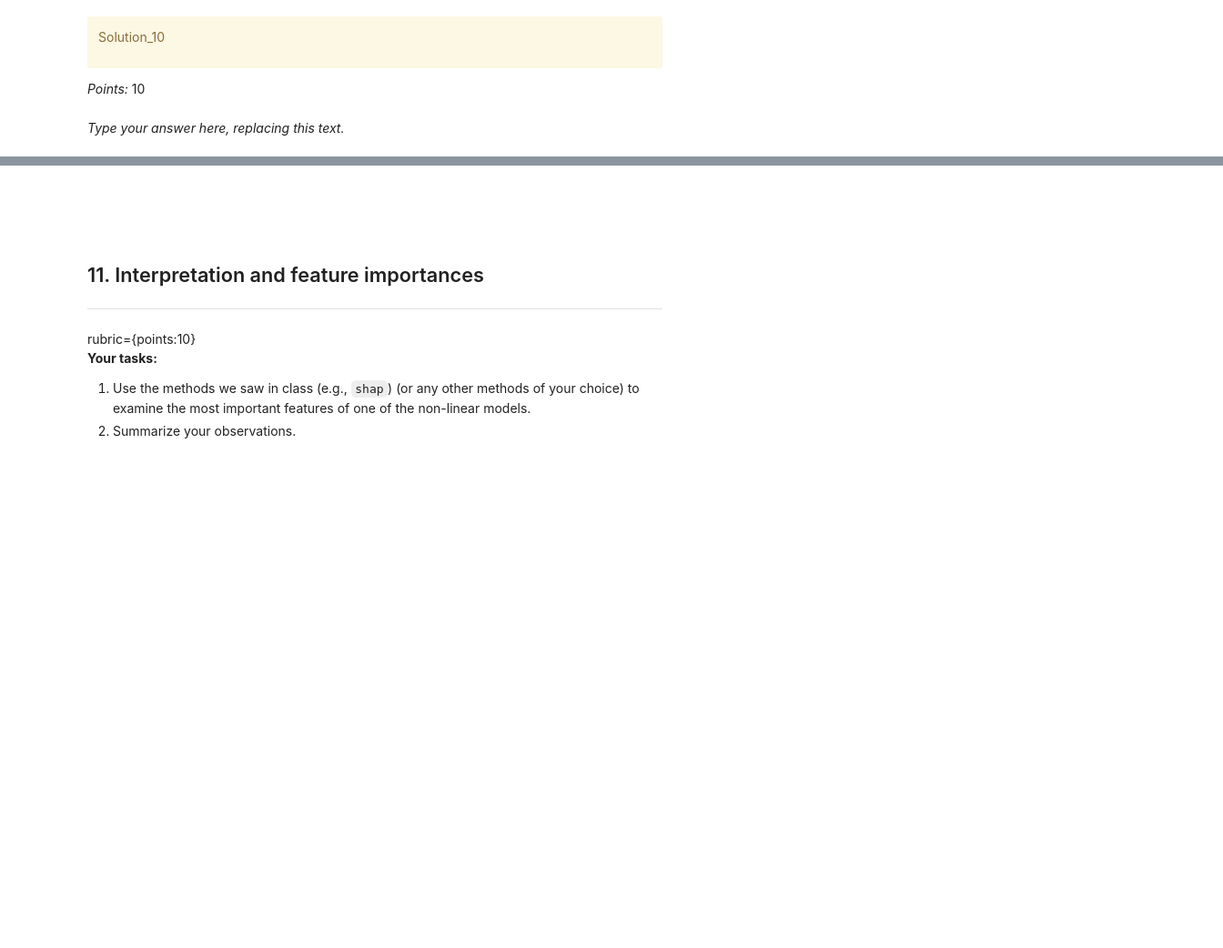
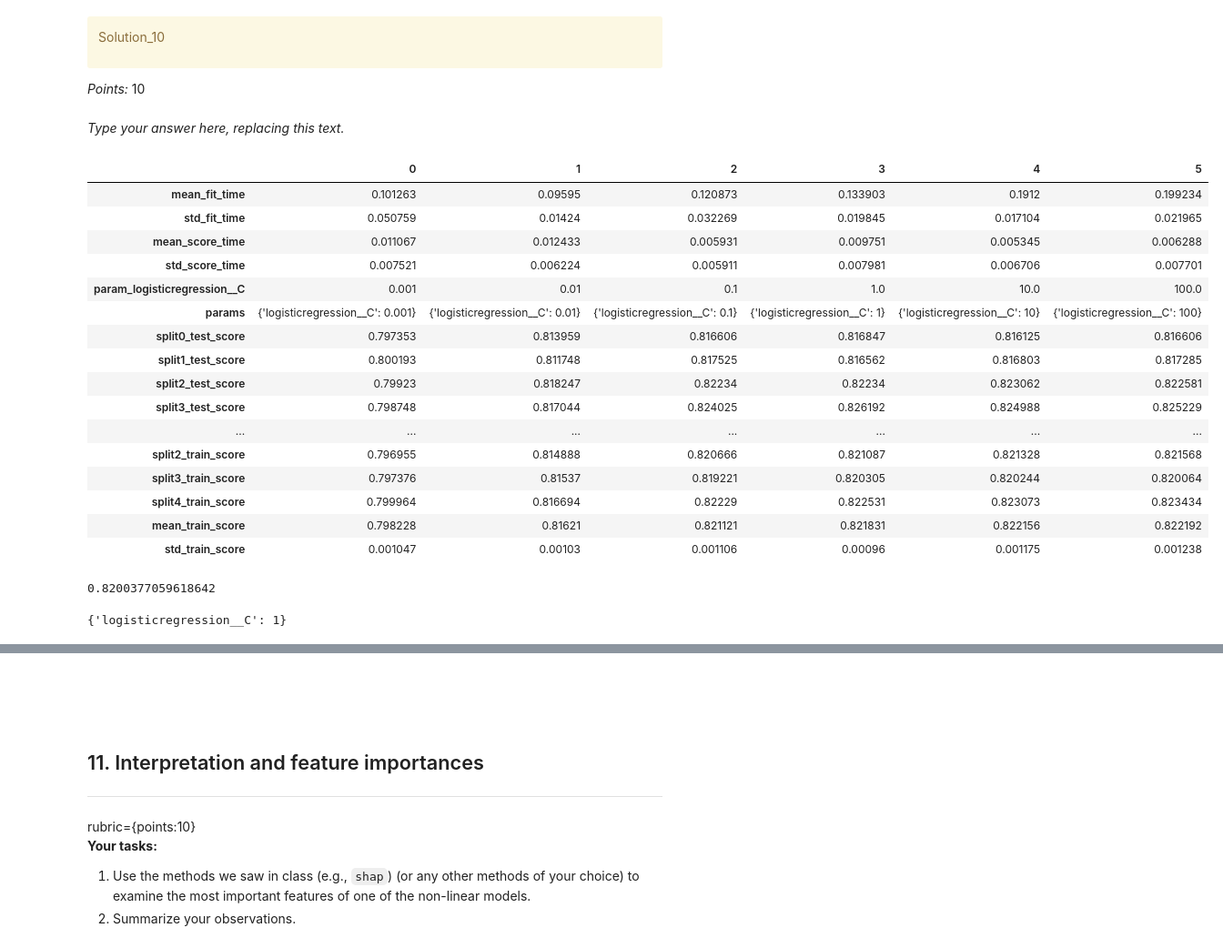
Before and after one commit to aneeshanavlakha/hw5, a Jupyter notebook: hw5.ipynb, the cells around one changed output, grey strips where cells are left out. Shown at 91% size. Cells and saved outputs as stored; diff of their text form; code cells hidden in the pictures; blank space fills up the shorter version.

```diff
--- a/hw5.ipynb
+++ b/hw5.ipynb
@@ -466,5 +449,0 @@ dummy_clf = DummyClassifier(strategy="most_frequent")
-# %%
-pipeline = make_pipeline(ct, DummyClassifier(strategy='most_frequent'))
-
-pipeline.fit(X_train, y_train)
-y_pred = pipeline.predict(X_test)
@@ -509,16 +500,0 @@ pipeline = make_pipeline(ct, LogisticRegression(max_iter=1000))
-# %%
-#hyperparameter tuning via GridSearchCV
-
-param_grid = {
-    'logisticregression__C': [0.001, 0.01, 0.1, 1, 10, 100]
-}
-
-# GridSearch with cv
-grid_search = GridSearchCV(pipeline, param_grid, cv=5, scoring='accuracy', return_train_score=True)
-
-grid_search.fit(X_train, y_train)
-
-# Get results
-cv_results = grid_search.cv_results_
-best_score = grid_search.best_score_
-best_params = grid_search.best_params_
@@ -642,2 +678,48 @@ _Type your answer here, replacing this text._
+# %%
+#create pipeline with ct defined above + a linear model
+pipe = make_pipeline(ct, LogisticRegression(max_iter=1000))
+
+#hyperparameter tuning via GridSearchCV
+
+param_grid = {
+    'logisticregression__C': [0.001, 0.01, 0.1, 1, 10, 100]
+}
+
+# GridSearch with cv
+gs = GridSearchCV(pipe, param_grid, cv=5, return_train_score=True)
+gs.fit(X_train, y_train)
+
+cv_results = gs.cv_results_
+best_score = gs.best_score_
+best_params = gs.best_params_
+# %%
+cv_results = pd.DataFrame(cv_results)
+cv_results.T
+# %% [output]
+|  | 0 | 1 | 2 | 3 | 4 | 5 |
+| mean_fit_time | 0.101263 | 0.09595 | 0.120873 | 0.133903 | 0.1912 | 0.199234 |
+| std_fit_time | 0.050759 | 0.01424 | 0.032269 | 0.019845 | 0.017104 | 0.021965 |
+| mean_score_time | 0.011067 | 0.012433 | 0.005931 | 0.009751 | 0.005345 | 0.006288 |
+| std_score_time | 0.007521 | 0.006224 | 0.005911 | 0.007981 | 0.006706 | 0.007701 |
+| param_logisticregression__C | 0.001 | 0.01 | 0.1 | 1.0 | 10.0 | 100.0 |
+| params | {'logisticregression__C': 0.001} | {'logisticregression__C': 0.01} | {'logisticregression__C': 0.1} | {'logisticregression__C': 1} | {'logisticregression__C': 10} | {'logisticregression__C': 100} |
+| split0_test_score | 0.797353 | 0.813959 | 0.816606 | 0.816847 | 0.816125 | 0.816606 |
+| split1_test_score | 0.800193 | 0.811748 | 0.817525 | 0.816562 | 0.816803 | 0.817285 |
+| split2_test_score | 0.79923 | 0.818247 | 0.82234 | 0.82234 | 0.823062 | 0.822581 |
+| split3_test_score | 0.798748 | 0.817044 | 0.824025 | 0.826192 | 0.824988 | 0.825229 |
+| ... | ... | ... | ... | ... | ... | ... |
+| split2_train_score | 0.796955 | 0.814888 | 0.820666 | 0.821087 | 0.821328 | 0.821568 |
+| split3_train_score | 0.797376 | 0.81537 | 0.819221 | 0.820305 | 0.820244 | 0.820064 |
+| split4_train_score | 0.799964 | 0.816694 | 0.82229 | 0.822531 | 0.823073 | 0.823434 |
+| mean_train_score | 0.798228 | 0.81621 | 0.821121 | 0.821831 | 0.822156 | 0.822192 |
+| std_train_score | 0.001047 | 0.00103 | 0.001106 | 0.00096 | 0.001175 | 0.001238 |
+# %%
+best_score
+# %% [output]
+0.8200377059618642
+# %%
+best_params
+# %% [output]
+{'logisticregression__C': 1}
 # %%
 ...
```
Also changed, not shown: parts of 63 cells of this notebook.
